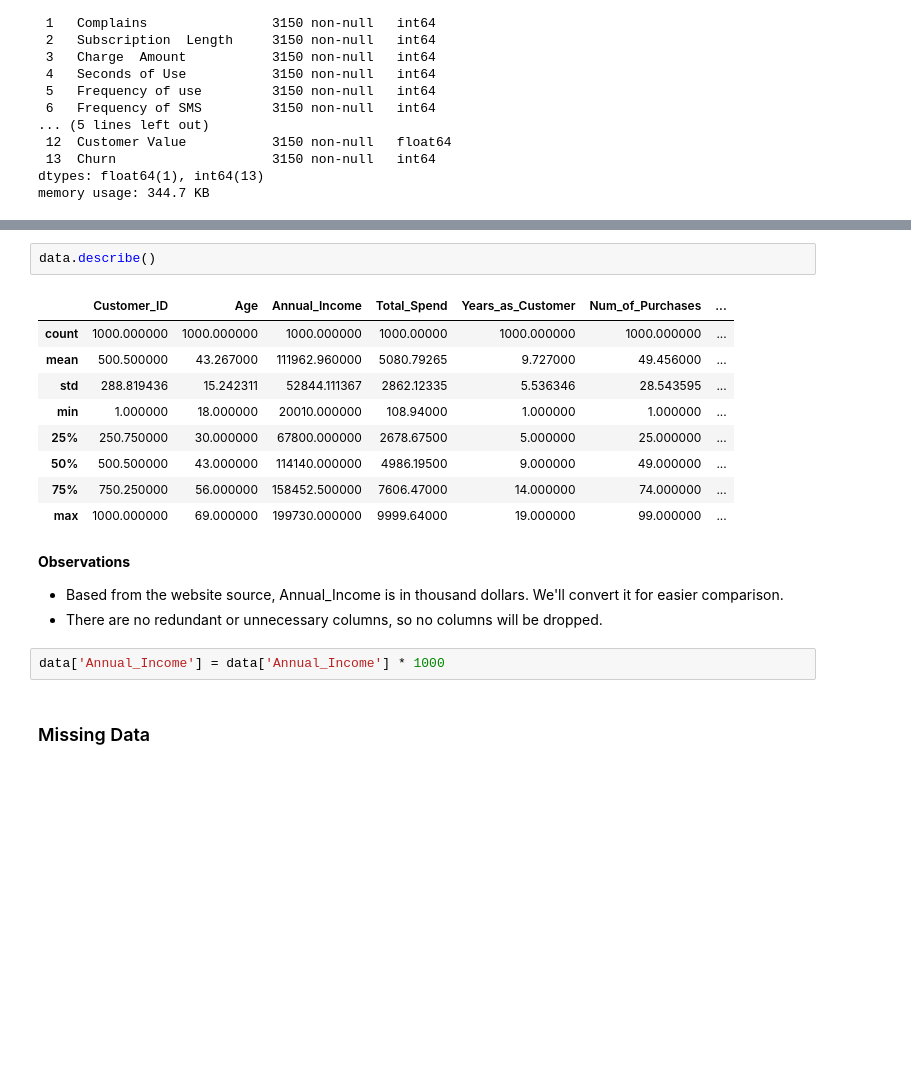
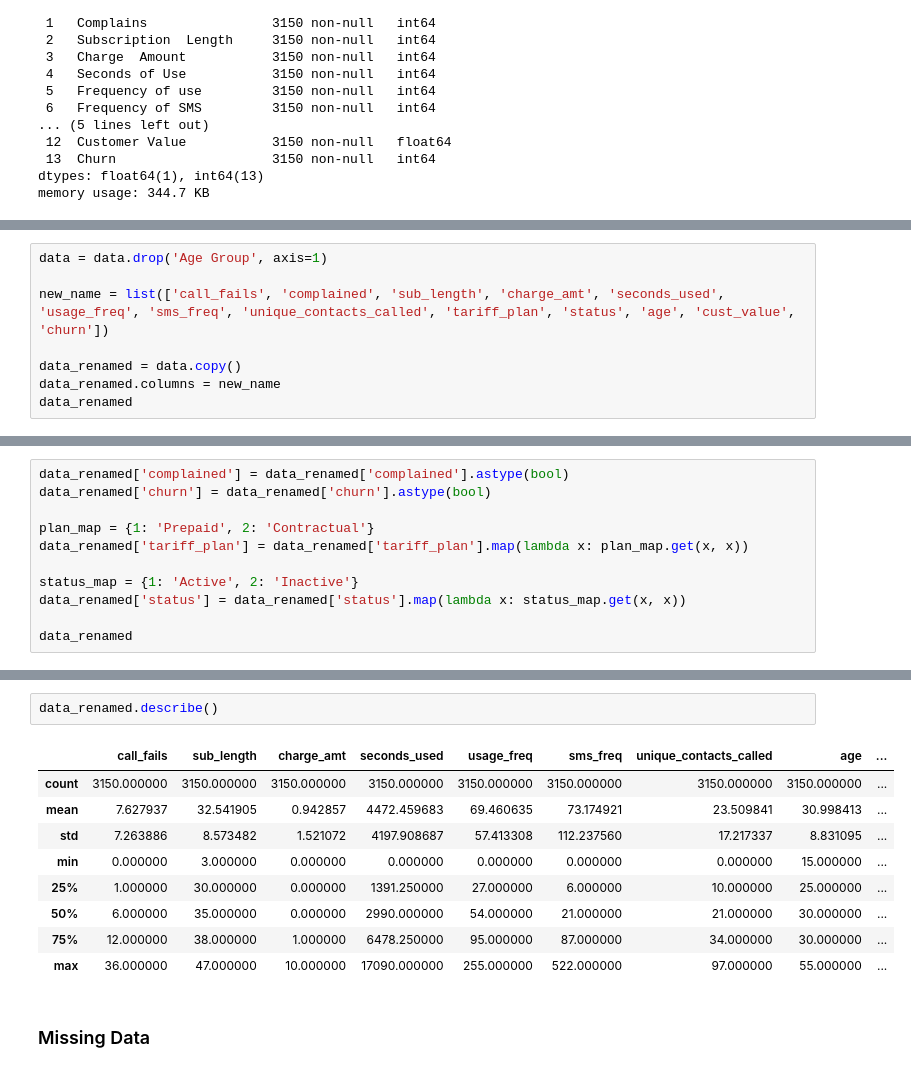
Before and after one commit to mlcuadra1/Churn-Risk-EDA, a Jupyter notebook: notebooks/Script 1 - cleaning.ipynb, the cells around one changed output, grey strips where cells are left out. Cells and saved outputs as stored; diff of their text form; blank space fills up the shorter version.

```diff
--- a/notebooks/Script 1 - cleaning.ipynb
+++ b/notebooks/Script 1 - cleaning.ipynb
@@ -81 +81,9 @@ memory usage: 344.7 KB
 - Rename columns with shortened names and use underscore for spaces.
+# %%
+data = data.drop('Age Group', axis=1)
+
+new_name = list(['call_fails', 'complained', 'sub_length', 'charge_amt', 'seconds_used', 'usage_freq', 'sms_freq', 'unique_contacts_called', 'tariff_plan', 'status', 'age', 'cust_value', 'churn'])
+
+data_renamed = data.copy()
+data_renamed.columns = new_name
+data_renamed
@@ -81,0 +104,11 @@ memory usage: 344.7 KB
+# %%
+data_renamed['complained'] = data_renamed['complained'].astype(bool)
+data_renamed['churn'] = data_renamed['churn'].astype(bool)
+
+plan_map = {1: 'Prepaid', 2: 'Contractual'}
+data_renamed['tariff_plan'] = data_renamed['tariff_plan'].map(lambda x: plan_map.get(x, x))
+
+status_map = {1: 'Active', 2: 'Inactive'}
+data_renamed['status'] = data_renamed['status'].map(lambda x: status_map.get(x, x))
+
+data_renamed
@@ -82,21 +152,15 @@ memory usage: 344.7 KB
 # %%
-data.describe()
+data_renamed.describe()
 # %% [output]
-|  | Customer_ID | Age | Annual_Income | Total_Spend | Years_as_Customer | Num_of_Purchases | ... |
-| count | 1000.000000 | 1000.000000 | 1000.000000 | 1000.00000 | 1000.000000 | 1000.000000 | ... |
-| mean | 500.500000 | 43.267000 | 111962.960000 | 5080.79265 | 9.727000 | 49.456000 | ... |
-| std | 288.819436 | 15.242311 | 52844.111367 | 2862.12335 | 5.536346 | 28.543595 | ... |
-| min | 1.000000 | 18.000000 | 20010.000000 | 108.94000 | 1.000000 | 1.000000 | ... |
-| 25% | 250.750000 | 30.000000 | 67800.000000 | 2678.67500 | 5.000000 | 25.000000 | ... |
-| 50% | 500.500000 | 43.000000 | 114140.000000 | 4986.19500 | 9.000000 | 49.000000 | ... |
-| 75% | 750.250000 | 56.000000 | 158452.500000 | 7606.47000 | 14.000000 | 74.000000 | ... |
-| max | 1000.000000 | 69.000000 | 199730.000000 | 9999.64000 | 19.000000 | 99.000000 | ... |
+|  | call_fails | sub_length | charge_amt | seconds_used | usage_freq | sms_freq | unique_contacts_called | age | ... |
+| count | 3150.000000 | 3150.000000 | 3150.000000 | 3150.000000 | 3150.000000 | 3150.000000 | 3150.000000 | 3150.000000 | ... |
+| mean | 7.627937 | 32.541905 | 0.942857 | 4472.459683 | 69.460635 | 73.174921 | 23.509841 | 30.998413 | ... |
+| std | 7.263886 | 8.573482 | 1.521072 | 4197.908687 | 57.413308 | 112.237560 | 17.217337 | 8.831095 | ... |
+| min | 0.000000 | 3.000000 | 0.000000 | 0.000000 | 0.000000 | 0.000000 | 0.000000 | 15.000000 | ... |
+| 25% | 1.000000 | 30.000000 | 0.000000 | 1391.250000 | 27.000000 | 6.000000 | 10.000000 | 25.000000 | ... |
+| 50% | 6.000000 | 35.000000 | 0.000000 | 2990.000000 | 54.000000 | 21.000000 | 21.000000 | 30.000000 | ... |
+| 75% | 12.000000 | 38.000000 | 1.000000 | 6478.250000 | 95.000000 | 87.000000 | 34.000000 | 30.000000 | ... |
+| max | 36.000000 | 47.000000 | 10.000000 | 17090.000000 | 255.000000 | 522.000000 | 97.000000 | 55.000000 | ... |
-# %% [markdown]
-**Observations**
-- Based from the website source, Annual_Income is in thousand dollars. We'll convert it for easier comparison.
-- There are no redundant or unnecessary columns, so no columns will be dropped.
-# %%
-data['Annual_Income'] = data['Annual_Income'] * 1000
 # %% [markdown]
 ### Missing Data
 # %%
```
Also changed, not shown: parts of 8 cells of this notebook, 1 other file.
